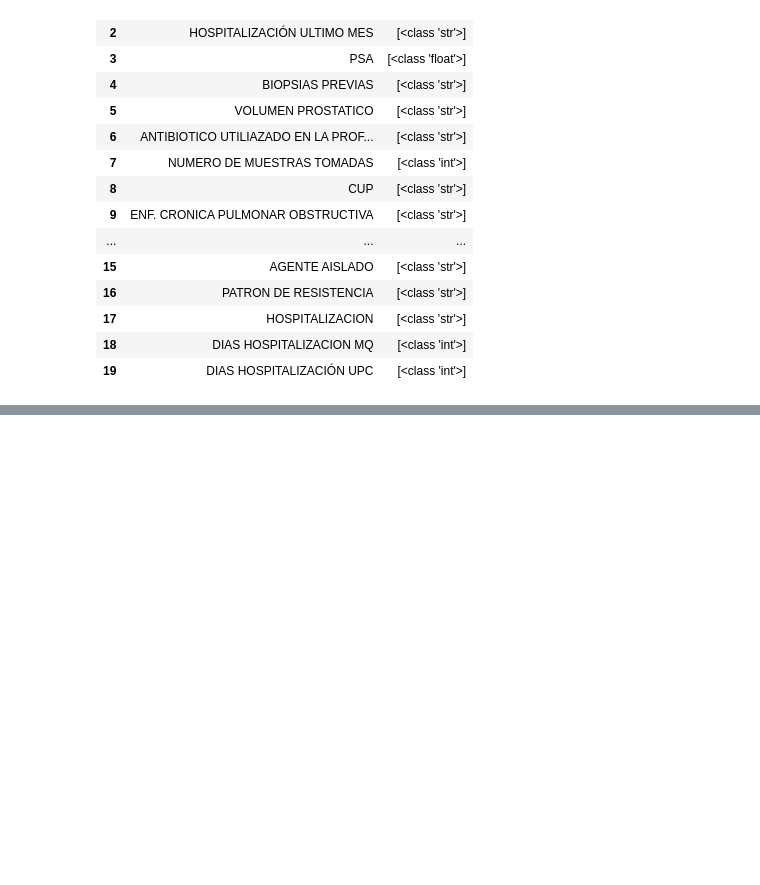
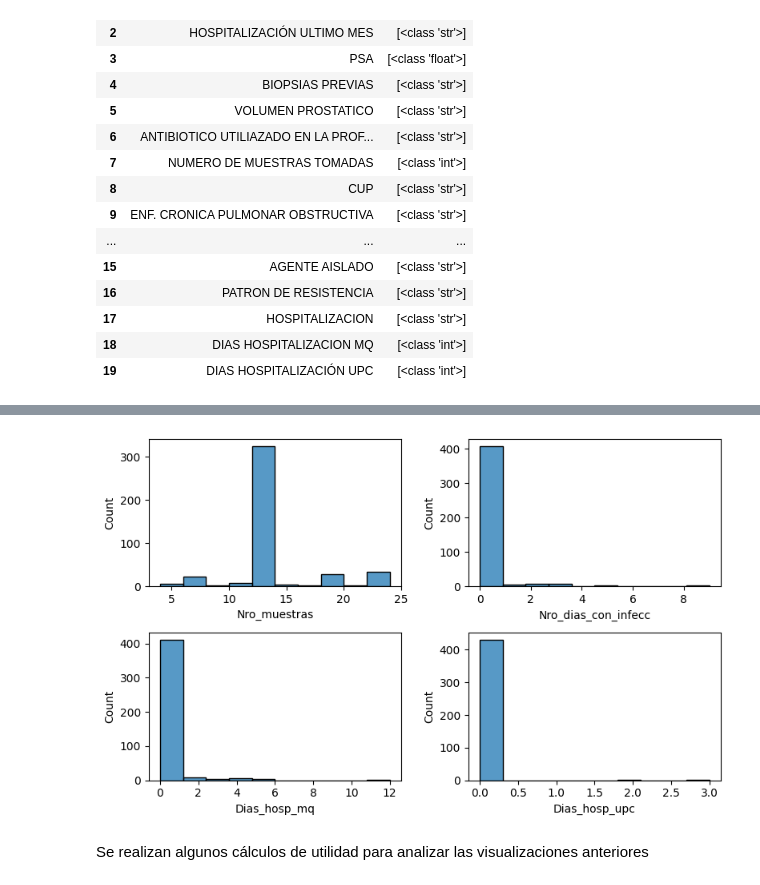
Before and after one commit to facu-corvalan/Hospitalizacion, a Jupyter notebook: EDA.ipynb, the cells around one changed output, grey strips where cells are left out. Saved outputs shown, nothing was run; the diff lists cells and outputs as text; code cells hidden in the pictures; blank space fills up the shorter version.

```diff
--- a/EDA.ipynb
+++ b/EDA.ipynb
@@ -414,0 +474,28 @@ df.head(3)
+# %%
+def histplot_categoricas(df, nombres_columnas):
+    '''
+    Crea un histograma de las 4 variables categoricas, especificamente en 2 filas y 2 columnas
+    '''
+        ## Crear un grid de 2x2 para los histogramas
+    fig, axes = plt.subplots(2, 2, figsize=(8, 5))
+
+    # Obtener las columnas categóricas
+    # Iterar a través de las columnas y crear histogramas en cada eje
+    for i, column in enumerate(nombres_columnas):
+        row = i // 2
+        col = i % 2
+        sns.histplot(data=df, x=column, ax=axes[row, col], multiple="dodge")
+
+    # Ajustar los espacios entre los gráficos
+    plt.tight_layout()
+
+    # Mostrar los gráficos
+    plt.show()
+# %%
+# Visualización para las restantes categóricas
+columnas_categoricas = ['Nro_muestras', 'Nro_dias_con_infecc', 'Dias_hosp_mq', 'Dias_hosp_upc']
+histplot_categoricas(df, columnas_categoricas)
+# %% [output]
+[figure, added]
+# %% [markdown]
+Se realizan algunos cálculos de utilidad para analizar las visualizaciones anteriores
```
Also changed, not shown: parts of 26 cells of this notebook, 1 other file.
